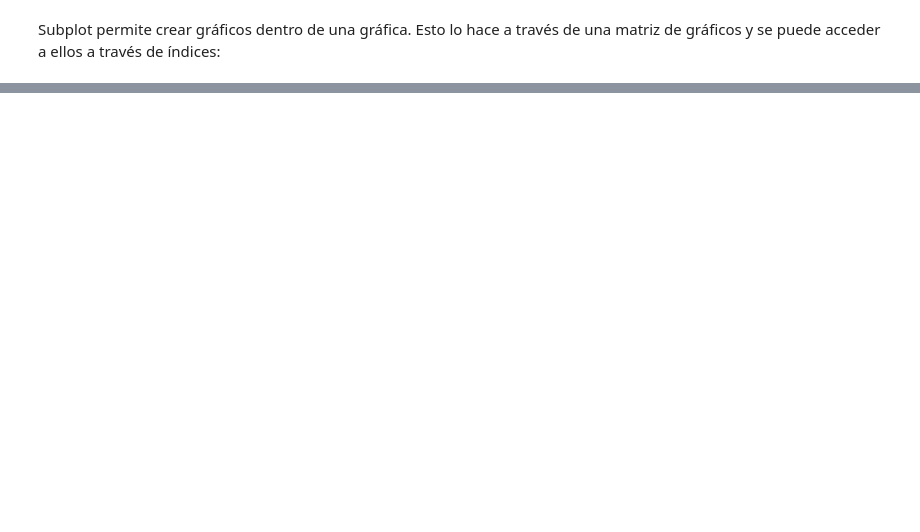
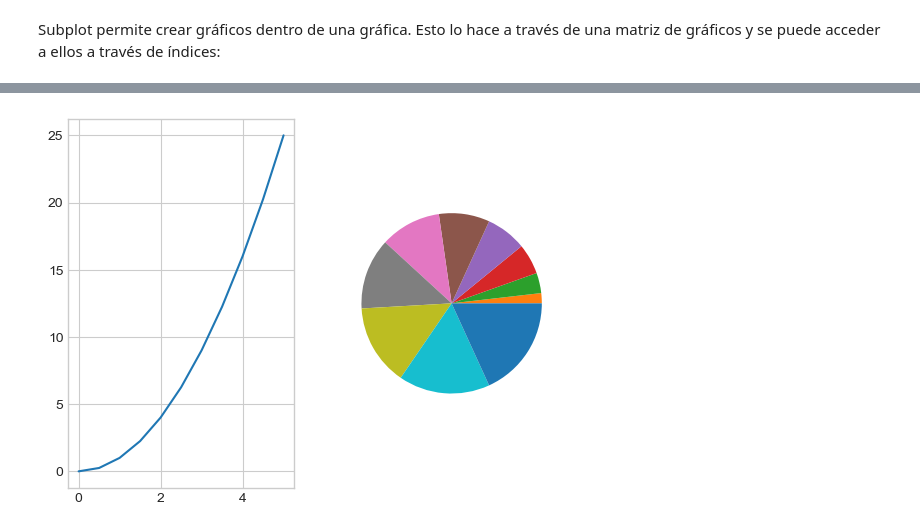
Before and after one commit to gianmarco-holm/DevelopmentNotesByGianmarco, a Jupyter notebook: matplotlib_seaborn.ipynb, the cells around one changed output, grey strips where cells are left out. Cells and saved outputs as stored; diff of their text form; code cells hidden in the pictures; blank space fills up the shorter version.

```diff
--- a/matplotlib_seaborn.ipynb
+++ b/matplotlib_seaborn.ipynb
@@ -160,0 +211,12 @@ plt.show()
+# %%
+# Creamos los datos que vamos a utilizar
+x = np.linspace(0,5,11)
+y = x**2
+# %%
+# Para crear una gráfica que sea tipo Fig. necesitas trabajar el siguiente código
+fig, axes = plt.subplots(1,2)
+axes[0].plot(x,y)
+axes[1].pie(x)
+plt.show()
+# %% [output]
+[figure, added]
```
Also changed, not shown: parts of 59 cells of this notebook, 3 other files.
